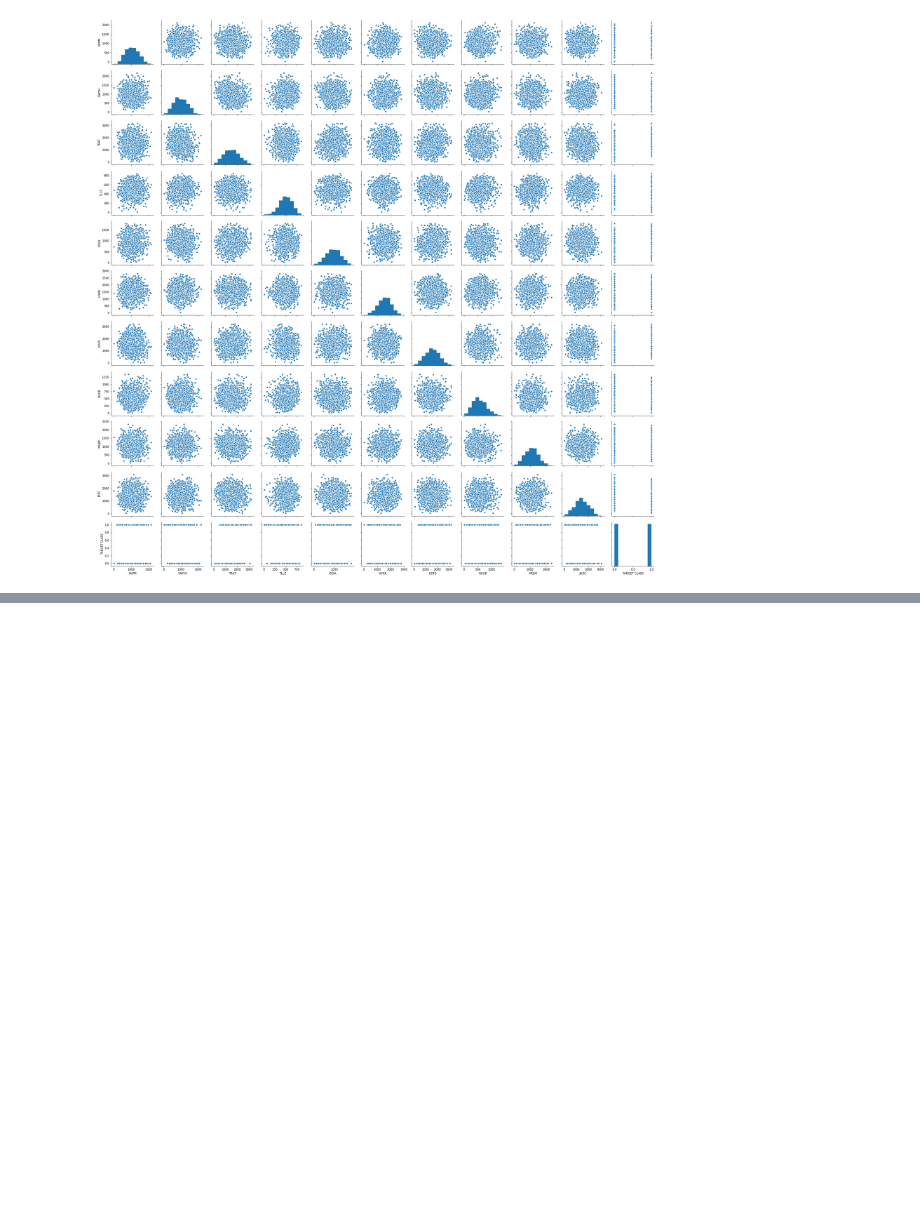
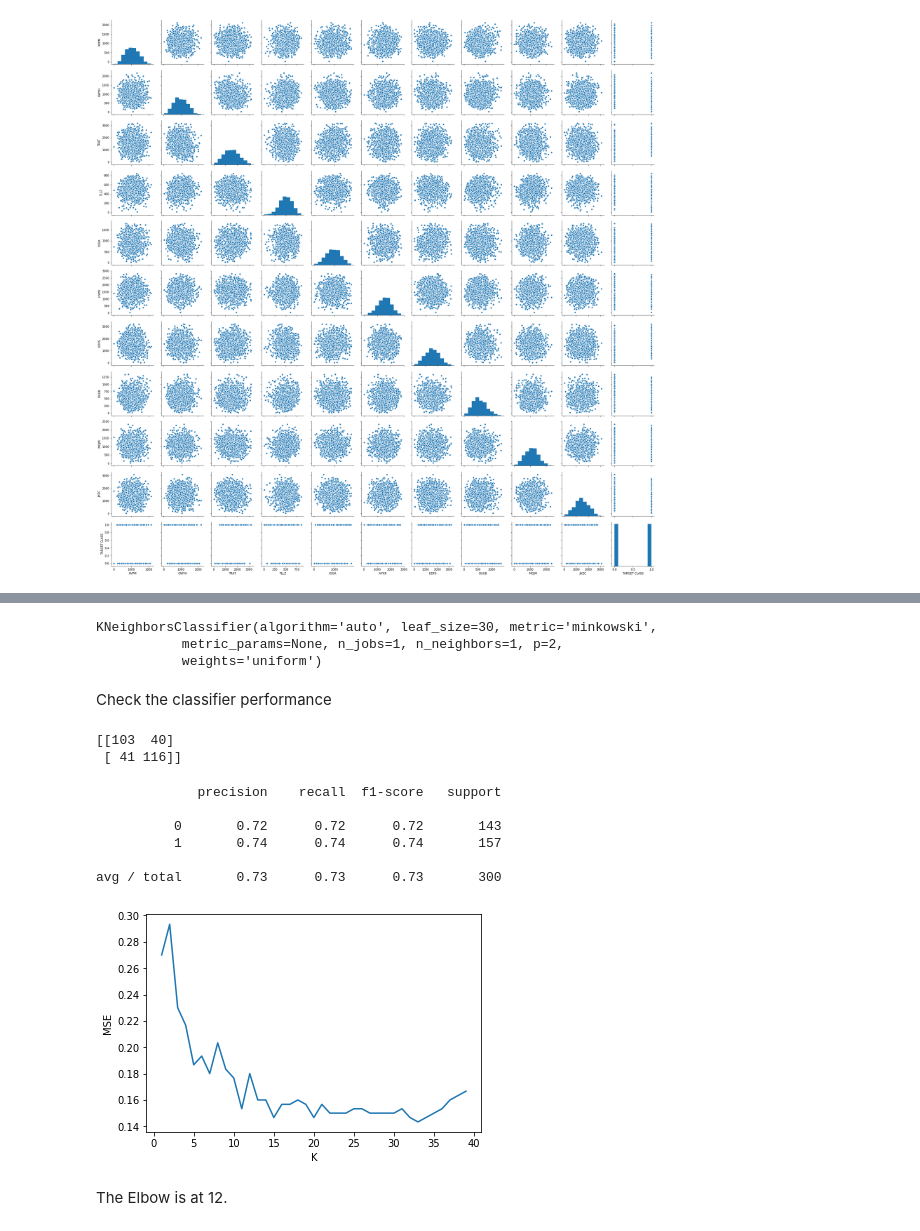
Before and after one commit to steveflys/data-science, a Jupyter notebook: kNN.ipynb, the cells around one changed output, grey strips where cells are left out. Cells and saved outputs as stored; diff of their text form; code cells hidden in the pictures; blank space fills up the shorter version.

```diff
--- a/kNN.ipynb
+++ b/kNN.ipynb
@@ -79,7 +79,9 @@ sns.pairplot(df)
 [figure]
 # %%
 # Split the data into training set and test set. Make a test set size 0.3 and random seed 123
+target = df['TARGET CLASS']
+data = df.drop(columns=['TARGET CLASS'])
 
-X_train, X_test, Y_train, Y_test = train_test_split(df, df, test_size=0.3, random_state=123)
+X_train, X_test, Y_train, Y_test = train_test_split(data, target, test_size=0.3, random_state=123)
 Y_train.head()
 # %% [output]
@@ -140,0 +104,71 @@ ValueError: Unknown label type: 'continuous-multioutput'
+# %%
+# Check that the features are indeed scaled
+
+from sklearn import neighbors, datasets
+# We will classify every point in space
+
+
+K = 1
+
+
+# we create an instance of Neighbours Classifier and fit the data.
+clf = neighbors.KNeighborsClassifier(K)
+clf.fit(X_train, Y_train)
+# %% [output]
+KNeighborsClassifier(algorithm='auto', leaf_size=30, metric='minkowski',
+           metric_params=None, n_jobs=1, n_neighbors=1, p=2,
+           weights='uniform')
+# %%
+# Fit the kNN to the training data. Use k = 1.
+pred = clf.predict(X_test)
+# %% [markdown]
+Check the classifier performance
+# %%
+from sklearn.metrics import confusion_matrix, classification_report
+
+print(confusion_matrix(Y_test, pred))
+# %% [output]
+[[103  40]
+ [ 41 116]]
+# %%
+
+print(classification_report(Y_test, pred))
+# %% [output]
+             precision    recall  f1-score   support
+
+          0       0.72      0.72      0.72       143
+          1       0.74      0.74      0.74       157
+
+avg / total       0.73      0.73      0.73       300
+# %%
+#Make an empty list for MSE and K
+
+MSE = []
+K = []
+
+#Create a for loop to determine MSE for K over a given range
+
+for k in range(1, 40):
+    clf = neighbors.KNeighborsClassifier(k)
+    clf.fit(X_train, Y_train)
+    pred = clf.predict(X_test)
+    K.append(k)
+    MSE.append(mean_squared_error(Y_test, pred))
+    #print(confusion_matrix(Y_test, pred))
+    #print(classification_report(Y_test, pred))
+    #print(mean_squared_error(Y_test, pred))
+
+#Make a DataFrame, just because.
+elbow = pd.DataFrame(list(zip(MSE, K)), columns=('MSE', 'K'))
+
+#Plot MSE vs K
+plt.plot(K, MSE)
+plt.xlabel('K')
+plt.ylabel('MSE')
+plt.show()
+
+    #import pdb; pdb.set_trace()
+# %% [output]
+[figure, added]
+# %% [markdown]
+The Elbow is at 12.
```
Also changed, not shown: parts of 3 cells of this notebook, 1 other file.
